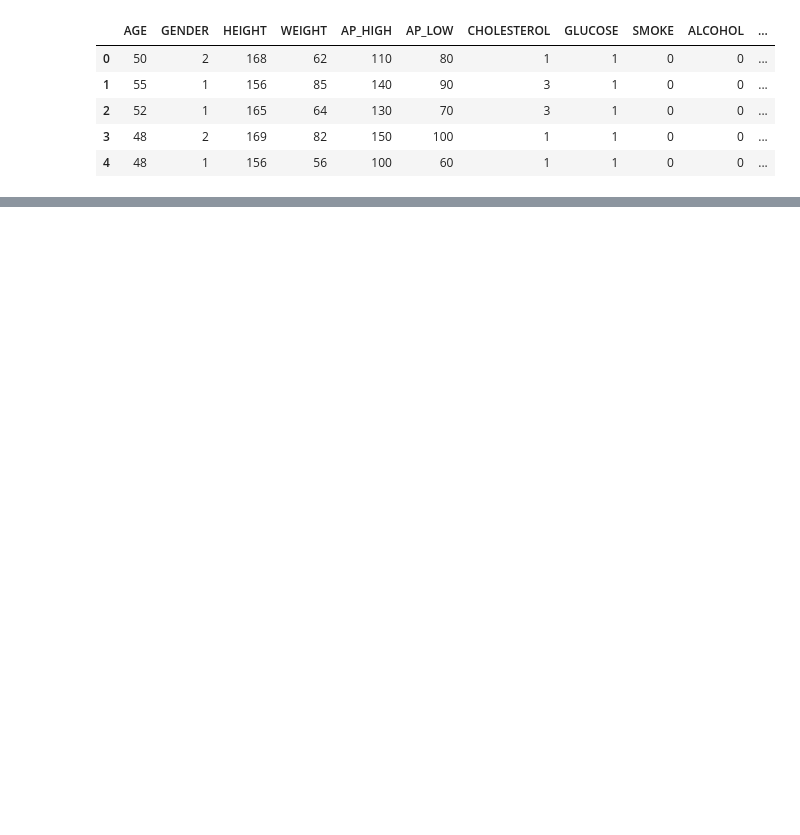
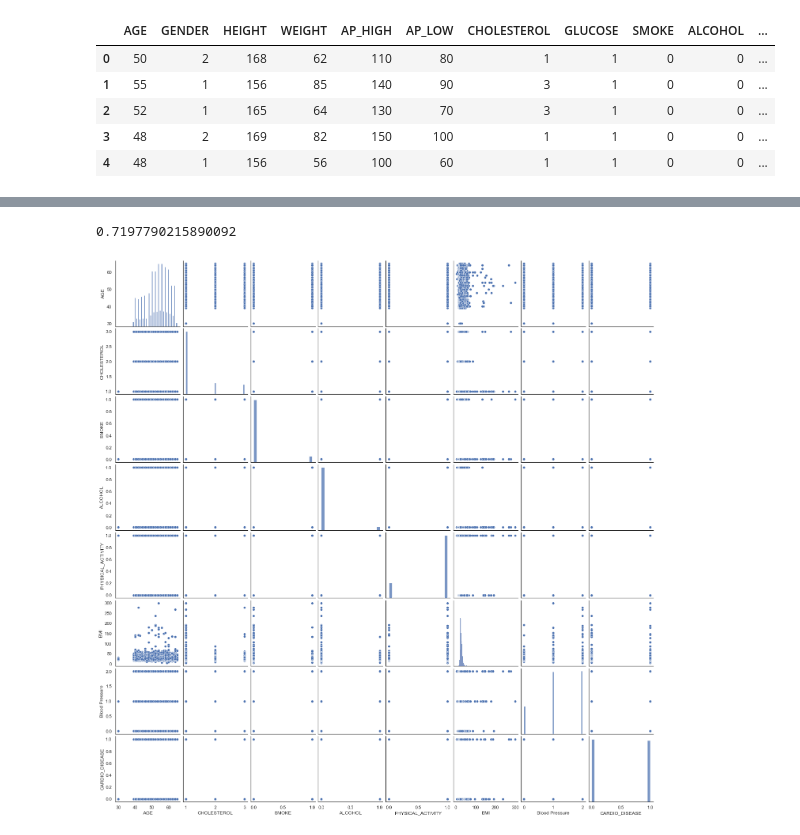
Before and after one commit to AR-Elbers/UWA-Data-Bootcamp---Group-1--Project-1, a Jupyter notebook: output_data/Cardiovascular Study.ipynb, the cells around one changed output, grey strips where cells are left out. Cells and saved outputs as stored; diff of their text form; code cells hidden in the pictures; blank space fills up the shorter version.

```diff
--- a/output_data/Cardiovascular Study.ipynb
+++ b/output_data/Cardiovascular Study.ipynb
@@ -273,5 +27,0 @@ import seaborn as sns
-# %%
-height = (data_df["HEIGHT"]**2)/10000
-height
-data_df["BMI"] = (data_df['WEIGHT']/height)
-data_df["BMI"]
@@ -403,0 +190,9 @@ sns.heatmap(heart_df.corr())
+# %%
+model_lgstc.score(X_test,y_test)
+# %% [output]
+0.7197790215890092
+# %%
+sn.pairplot(data=new_df)
+plt.savefig('graph.png')
+# %% [output]
+[figure, added]
```
Also changed, not shown: parts of 43 cells of this notebook, 3 other files.
